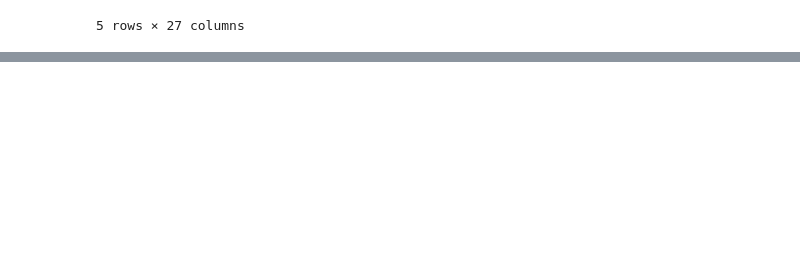
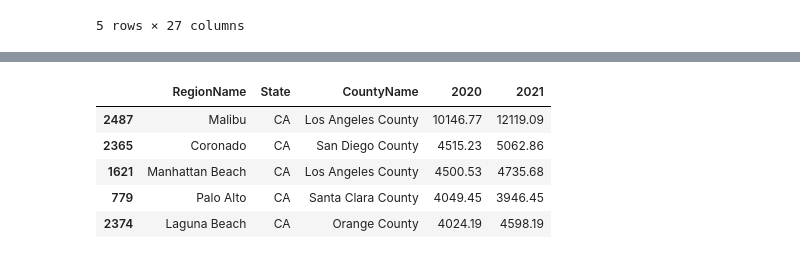
Before and after one commit to ahvuong/COGS108_Data_Science_In_Practice, a Jupyter notebook: DataCheckpointGroup_Sp23_AAA-H.ipynb, the cells around one changed output, grey strips where cells are left out. Drawn from its saved outputs; the diff is of its cells as text; code cells hidden in the pictures; blank space fills up the shorter version.

Commit message:
Updated data cleaning for home values and rentals

```diff
--- a/DataCheckpointGroup_Sp23_AAA-H.ipynb
+++ b/DataCheckpointGroup_Sp23_AAA-H.ipynb
@@ -208,0 +165,21 @@ TX_home_values_df.head()
+# %%
+CA_rentals = rentals_df[rentals_df['State'] == 'CA']
+date_columns = CA_rentals.columns[CA_rentals.columns.str.match(r'\d{4}-\d{2}-\d{2}')]
+
+year_2020 = [col for col in date_columns if col[:4] == '2020']
+CA_rentals['2020'] = CA_rentals[year_2020].mean(axis=1, skipna=True)
+year_2021 = [col for col in date_columns if col[:4] == '2021']
+CA_rentals['2021'] = CA_rentals[year_2021].mean(axis=1, skipna= True)
+
+CA_rentals_df = CA_rentals[['RegionName', 'State', 'CountyName', '2020', '2021']]
+years = ['2020', '2021']
+CA_rentals_df = CA_rentals_df.sort_values(by= years, ascending=False)
+
+CA_rentals_df.head()
+# %% [output]
+|  | RegionName | State | CountyName | 2020 | 2021 |
+| 2487 | Malibu | CA | Los Angeles County | 10146.77 | 12119.09 |
+| 2365 | Coronado | CA | San Diego County | 4515.23 | 5062.86 |
+| 1621 | Manhattan Beach | CA | Los Angeles County | 4500.53 | 4735.68 |
+| 779 | Palo Alto | CA | Santa Clara County | 4049.45 | 3946.45 |
+| 2374 | Laguna Beach | CA | Orange County | 4024.19 | 4598.19 |
```
Also changed, not shown: parts of 11 cells of this notebook.
